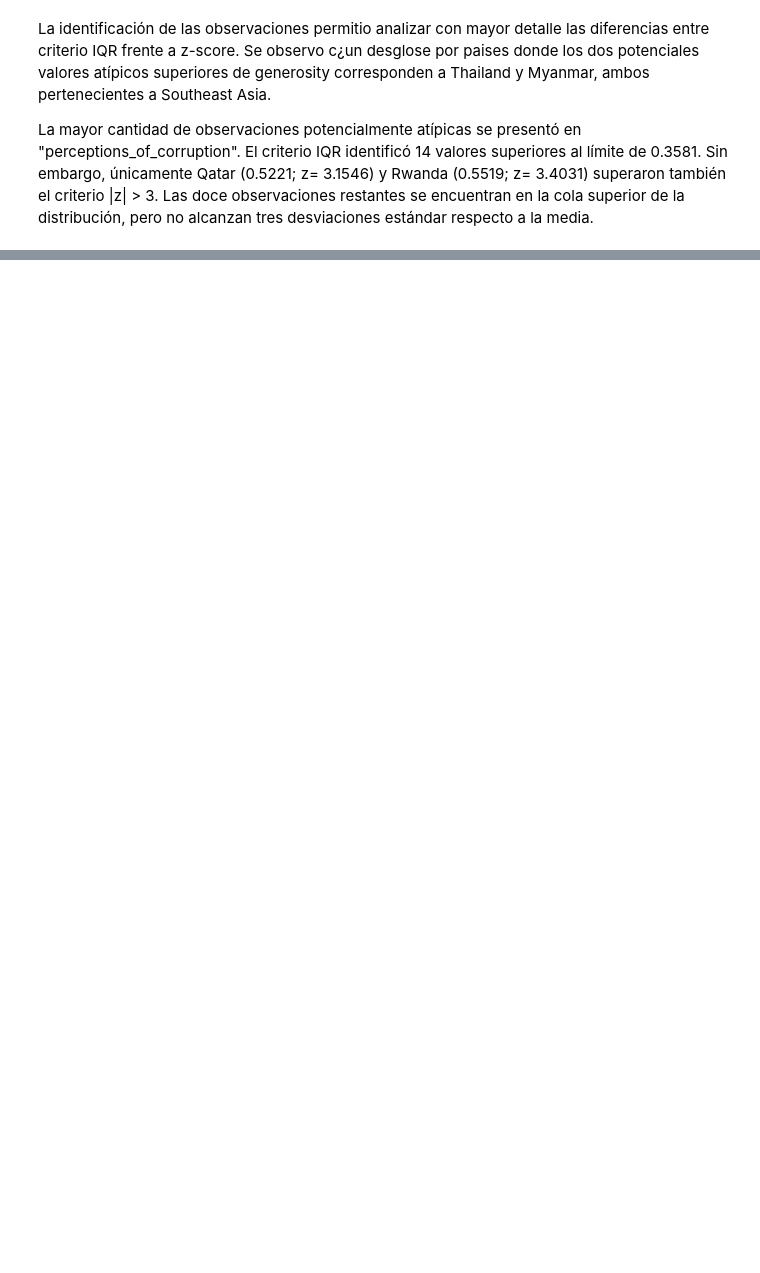
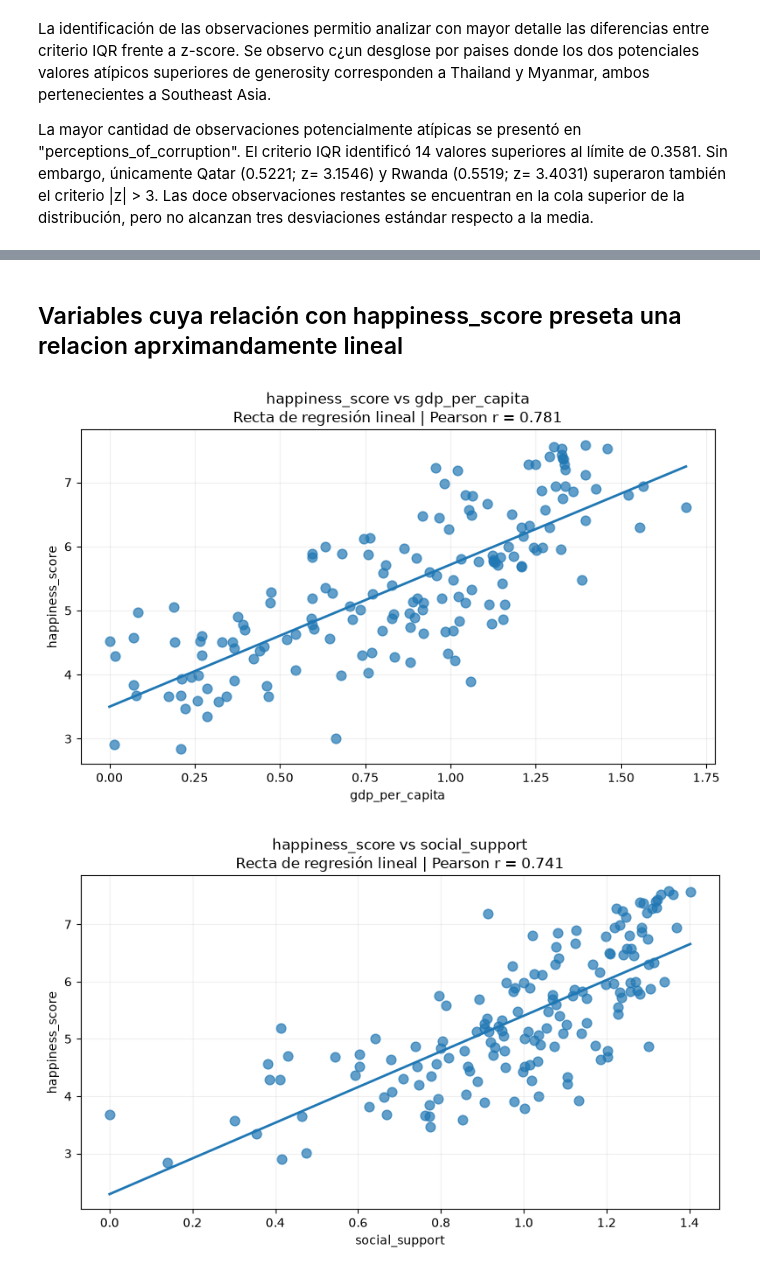
Before and after one commit to Edgarong17/Tareas_Omar, a Jupyter notebook: analisis_descriptivo/hapiness_report_analisis_descriptivo.ipynb, the cells around one changed output, grey strips where cells are left out. Drawn from its saved outputs; the diff is of its cells as text; code cells hidden in the pictures; blank space fills up the shorter version.

```diff
--- a/analisis_descriptivo/hapiness_report_analisis_descriptivo.ipynb
+++ b/analisis_descriptivo/hapiness_report_analisis_descriptivo.ipynb
@@ -916,0 +1112,44 @@ respecto a la media.
+# %% [markdown]
+## Variables cuya relación con happiness_score preseta una relacion aprximandamente lineal
+# %%
+
+variables_regresion = [
+    "gdp_per_capita",
+    "social_support",
+    "healthy_life_expectancy",
+    "freedom_to_make_life_choices"
+]
+
+for variable in variables_regresion:
+
+    r = df["happiness_score"].corr(df[variable])
+
+    plt.figure(figsize=(8, 5))
+
+    sns.regplot(
+        data=df,
+        x=variable,
+        y="happiness_score",
+        scatter_kws={
+            "s": 60,
+            "alpha": 0.7
+        },
+        line_kws={
+            "linewidth": 2
+        },
+        ci=None
+    )
+
+    plt.title(
+        f"happiness_score vs {variable}\n"
+        f"Recta de regresión lineal | Pearson r = {r:.3f}"
+    )
+
+    plt.xlabel(variable)
+    plt.ylabel("happiness_score")
+    plt.grid(alpha=0.2)
+    plt.tight_layout()
+    plt.show()
+# %% [output]
+[figure, added]
+[figure, added]
```
Also changed, not shown: parts of 23 cells of this notebook.
